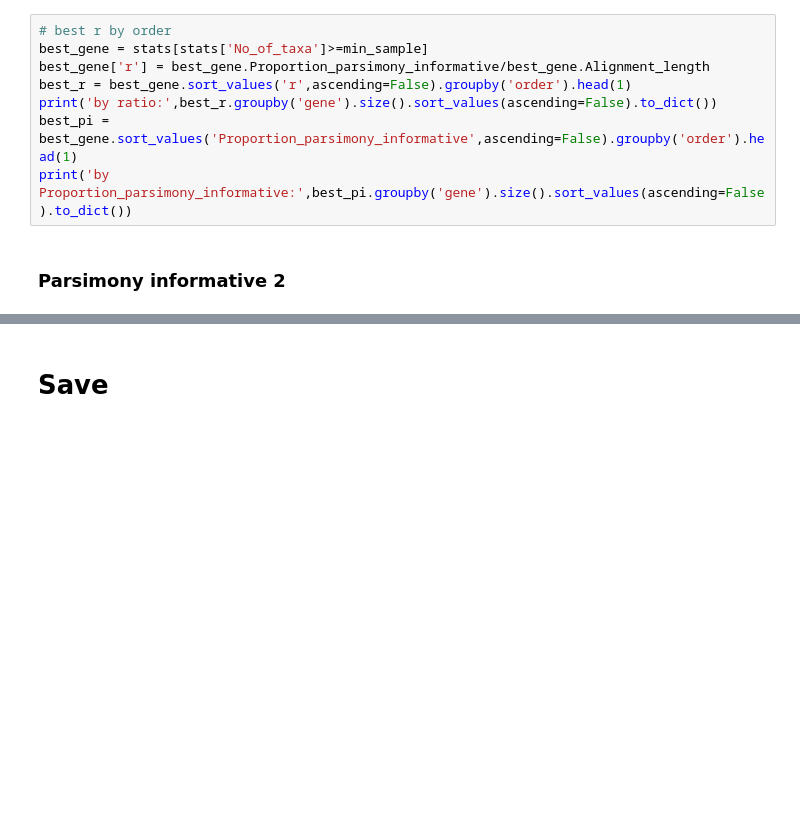
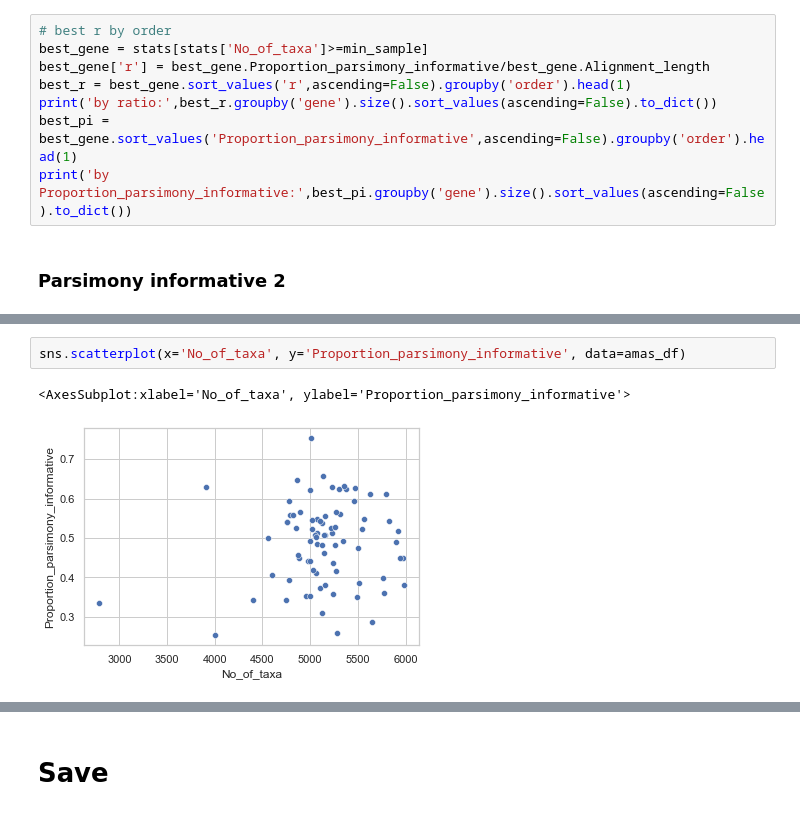
Before and after one commit to RBGKew/cpDNA, a Jupyter notebook: cpAlignment_Analysis.ipynb, the cells around one changed output, grey strips where cells are left out. Drawn from its saved outputs; the diff is of its cells as text; blank space fills up the shorter version.

```diff
--- a/cpAlignment_Analysis.ipynb
+++ b/cpAlignment_Analysis.ipynb
@@ -448,3 +429,8 @@ amas_df.head(2)
+# %%
+sns.scatterplot(x='No_of_taxa', y='Proportion_parsimony_informative', data=amas_df)
+# %% [output]
+<AxesSubplot:xlabel='No_of_taxa', ylabel='Proportion_parsimony_informative'>
+[figure, added]
 # %%
 print(amas_df.sort_values('Proportion_parsimony_informative',ascending=False)[['gene','Proportion_parsimony_informative']][:10].to_dict('records'))
 sns.scatterplot(x='Missing_percent', y='Proportion_parsimony_informative', data=amas_df)
```
Also changed, not shown: parts of 8 cells of this notebook, 11 other files.
